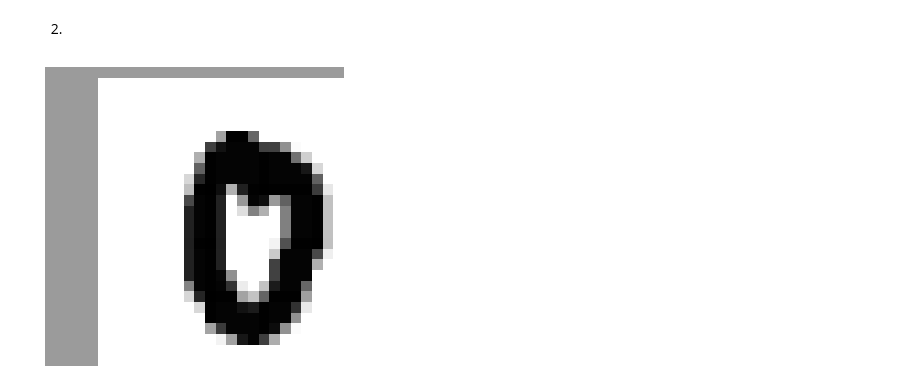
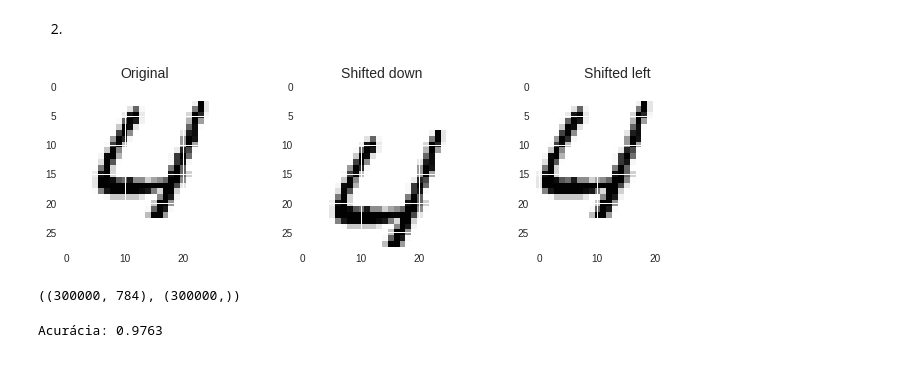
Before and after one commit to LilianeAquino/hands_on_aprendizado_de_maquina, a Jupyter notebook: 03_classification.ipynb, the cells around one changed output. Drawn from its saved outputs; the diff is of its cells as text; code cells hidden in the pictures.

```diff
--- a/03_classification.ipynb
+++ b/03_classification.ipynb
@@ -470,8 +470,37 @@ Acurácia: 0.9714
 from scipy.ndimage import shift
 
 def image_interpolation(image, dx, dy):
-    return shift(image.reshape(28, 28), [dy, dx], cval=100).reshape(784)
-
-plot_digit(image_interpolation(X_train[50005], 5, 1))
+    shifted_image = shift(image.reshape(28, 28), [dy, dx], cval=0, mode='constant')
+    return shifted_image.reshape([-1])
-# %% [output]
-[figure, removed]
+# %%
+image = X_train[2500]
+shifted_image_down = image_interpolation(image, 0, 5)
+shifted_image_left = image_interpolation(image, -5, 0)
+
+plt.figure(figsize=(12,3))
+plt.subplot(131)
+plt.title('Original', fontsize=14)
+plt.imshow(image.reshape(28, 28), interpolation='nearest', cmap='Greys')
+plt.subplot(132)
+plt.title('Shifted down', fontsize=14)
+plt.imshow(shifted_image_down.reshape(28, 28), interpolation='nearest', cmap='Greys')
+plt.subplot(133)
+plt.title('Shifted left', fontsize=14)
+plt.imshow(shifted_image_left.reshape(28, 28), interpolation='nearest', cmap='Greys')
+plt.show()
+# %% [output]
+[figure, added]
+# %%
+X_train_expanded = [X_train]
+y_train_expanded = [y_train]
+
+for dx, dy in ((1, 0), (-1, 0), (0, 1), (0, -1)):
+    shifted_images = np.apply_along_axis(image_interpolation, axis=1, arr=X_train, dx=dx, dy=dy)
+    X_train_expanded.append(shifted_images)
+    y_train_expanded.append(y_train)
+
+X_train_expanded = np.concatenate(X_train_expanded)
+y_train_expanded = np.concatenate(y_train_expanded)
+X_train_expanded.shape, y_train_expanded.shape
+# %% [output]
+((300000, 784), (300000,))
@@ -477,0 +511,7 @@ plot_digit(image_interpolation(X_train[50005], 5, 1))
+# %%
+knn = KNeighborsClassifier(n_neighbors=4, weights='distance')
+knn.fit(X_train_expanded, y_train_expanded)
+y_pred = knn.predict(X_test)
+print(f'Acurácia: {accuracy_score(y_test, y_pred)}')
+# %% [output]
+Acurácia: 0.9763
```
Also changed, not shown: parts of 23 cells of this notebook, 1 other file.
